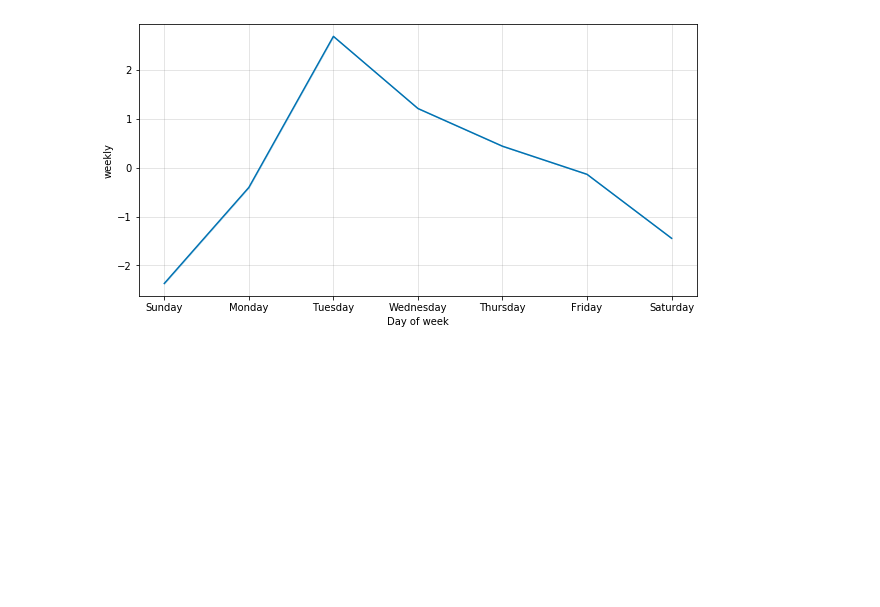
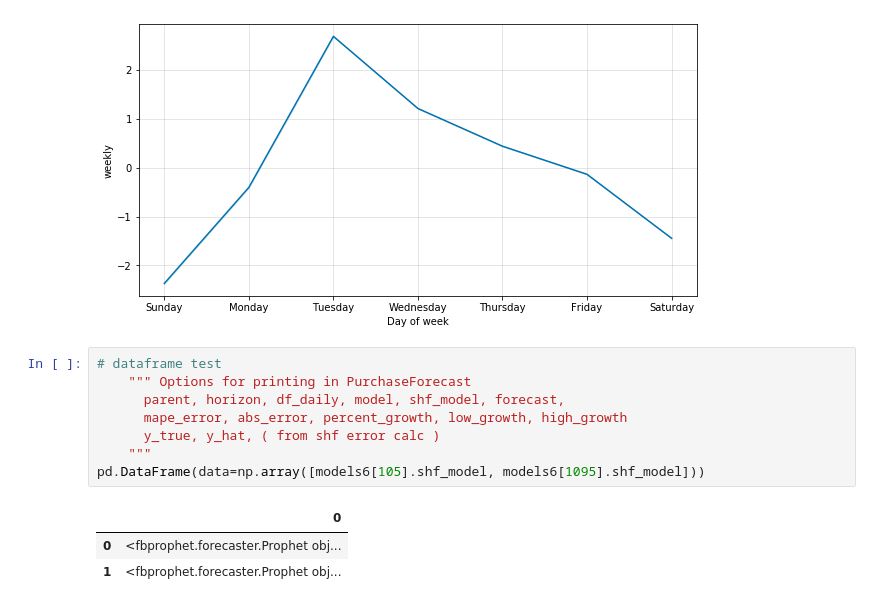
Before and after one commit to truejimfrank/StreamlinedProductPurchaseForecasting, a Jupyter notebook: notebooks/f_prophet_parents.ipynb, the cells around one changed output. Saved outputs shown, nothing was run; the diff lists cells and outputs as text; blank space fills up the shorter version.

```diff
--- a/notebooks/f_prophet_parents.ipynb
+++ b/notebooks/f_prophet_parents.ipynb
@@ -301,3 +308,15 @@ plot_weekly(models6[105].shf_model, figsize=(10,5))
 [<matplotlib.lines.Line2D at 0x...>,
  <matplotlib.collections.PolyCollection at 0x...>]
 [figure]
+# %%
+# dataframe test
+    """ Options for printing in PurchaseForecast
+      parent, horizon, df_daily, model, shf_model, forecast,
+      mape_error, abs_error, percent_growth, low_growth, high_growth
+      y_true, y_hat, ( from shf error calc )
+    """
+pd.DataFrame(data=np.array([models6[105].shf_model, models6[1095].shf_model]))
+# %% [output]
+|  | 0 |
+| 0 | <fbprophet.forecaster.Prophet obj... |
+| 1 | <fbprophet.forecaster.Prophet obj... |
```
Also changed, not shown: parts of 7 cells of this notebook, 4 other files.
